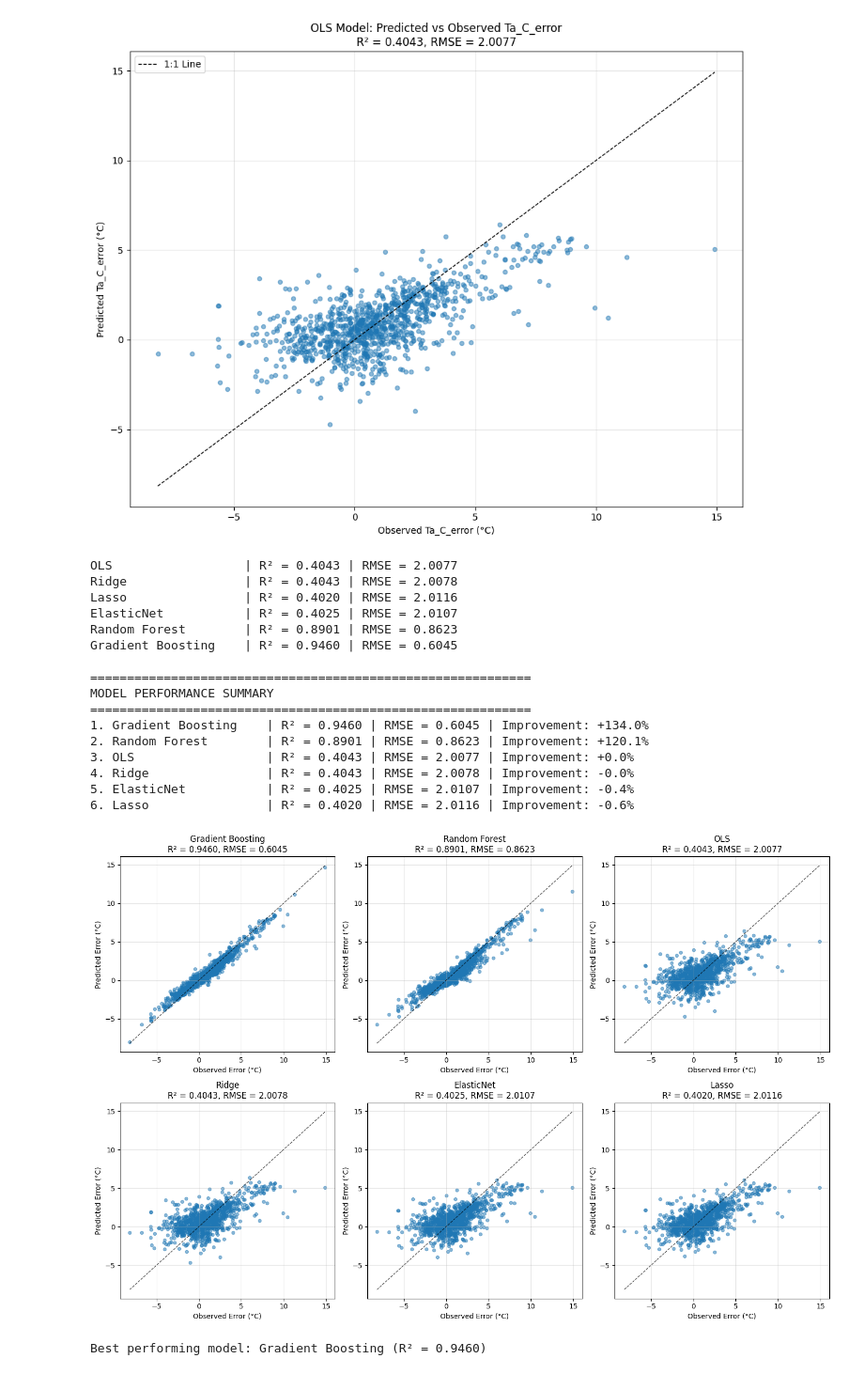
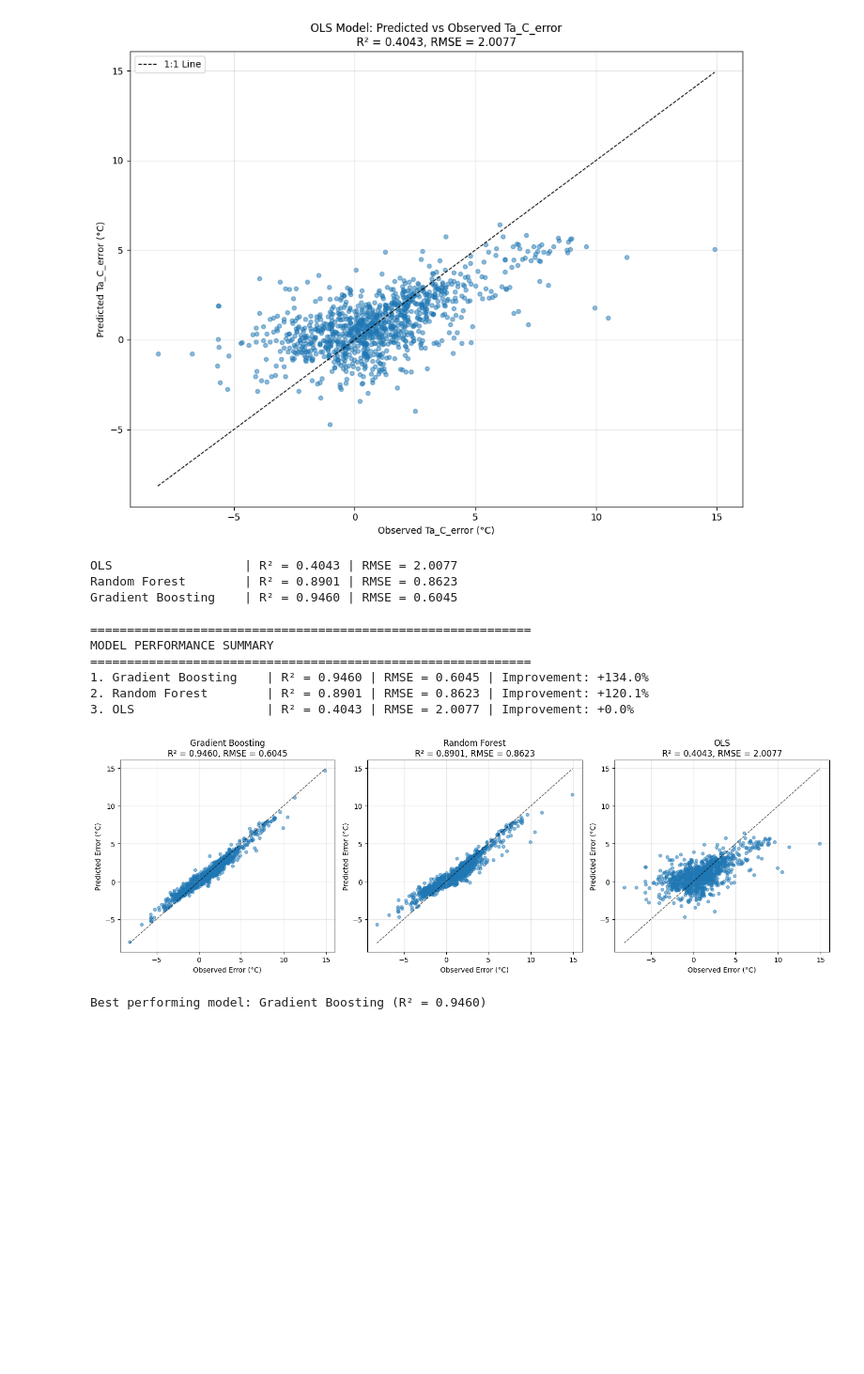
Before and after one commit to gregory-halverson/ECOv003-L3T-L4T-JET, a Jupyter notebook: notebooks/Air Temperature UQ.ipynb, the cells around one changed output. Shown at 94% size. Drawn from its saved outputs; the diff is of its cells as text; code cells hidden in the pictures; blank space fills up the shorter version.

```diff
--- a/notebooks/Air Temperature UQ.ipynb
+++ b/notebooks/Air Temperature UQ.ipynb
@@ -294,24 +294,14 @@ R² = 0.4043
 RMSE = 2.0077
 [figure]
 # %%
-from sklearn.linear_model import Ridge, Lasso, ElasticNet
 from sklearn.ensemble import RandomForestRegressor, GradientBoostingRegressor
-from sklearn.preprocessing import StandardScaler
-from sklearn.model_selection import cross_val_score
 
 # Store all models and their results
 models = {
     'OLS': ols_model,
-    'Ridge': Ridge(alpha=1.0),
-    'Lasso': Lasso(alpha=0.01),
-    'ElasticNet': ElasticNet(alpha=0.01, l1_ratio=0.5),
     'Random Forest': RandomForestRegressor(n_estimators=100, random_state=42, max_depth=10),
     'Gradient Boosting': GradientBoostingRegressor(n_estimators=100, random_state=42, max_depth=5)
 }
-
-# Scale features for regularized models (important for Ridge, Lasso, ElasticNet)
-scaler = StandardScaler()
-X_scaled = scaler.fit_transform(X)
 
 # Train models and evaluate
 results = {}
@@ -319,12 +309,7 @@ for name, model in models.items():
     if name == 'OLS':
         # Already trained
         y_pred = model.predict(X)
-    elif name in ['Ridge', 'Lasso', 'ElasticNet']:
-        # Use scaled features for linear models
-        model.fit(X_scaled, y)
-        y_pred = model.predict(X_scaled)
     else:
-        # Tree-based models don't need scaling
         model.fit(X, y)
         y_pred = model.predict(X)
 
@@ -353,7 +338,7 @@ for i, (name, metrics) in enumerate(sorted_results, 1):
     print(f"{i}. {name:20s} | R² = {r2:.4f} | RMSE = {rmse:.4f} | Improvement: {improvement:+.1f}%")
 
 # Create comparison plot
-fig, axes = plt.subplots(2, 3, figsize=(15, 10))
+fig, axes = plt.subplots(1, 3, figsize=(15, 5))
 axes = axes.flatten()
 
 for idx, (name, metrics) in enumerate(sorted_results):
@@ -363,38 +348,32 @@ for idx, (name, metrics) in enumerate(sorted_results):
 
     ax = axes[idx]
     ax.scatter(y, y_pred, alpha=0.5, s=20)
 
     # Add 1:1 reference line
     min_lim = min(y.min(), y_pred.min())
     max_lim = max(y.max(), y_pred.max())
     ax.plot([min_lim, max_lim], [min_lim, max_lim], 'k--', linewidth=1, alpha=0.7)
 
     ax.set_xlabel('Observed Error (°C)')
     ax.set_ylabel('Predicted Error (°C)')
     ax.set_title(f'{name}\nR² = {r2:.4f}, RMSE = {rmse:.4f}')
     ax.grid(True, alpha=0.3)
 
 plt.tight_layout()
 plt.show()
 
 print("\nBest performing model:", sorted_results[0][0],
       f"(R² = {sorted_results[0][1]['r2']:.4f})")
 # %% [output]
 OLS                  | R² = 0.4043 | RMSE = 2.0077
-Ridge                | R² = 0.4043 | RMSE = 2.0078
-Lasso                | R² = 0.4020 | RMSE = 2.0116
-ElasticNet           | R² = 0.4025 | RMSE = 2.0107
 Random Forest        | R² = 0.8901 | RMSE = 0.8623
 Gradient Boosting    | R² = 0.9460 | RMSE = 0.6045
 
 ============================================================
 MODEL PERFORMANCE SUMMARY
 ============================================================
 1. Gradient Boosting    | R² = 0.9460 | RMSE = 0.6045 | Improvement: +134.0%
 2. Random Forest        | R² = 0.8901 | RMSE = 0.8623 | Improvement: +120.1%
 3. OLS                  | R² = 0.4043 | RMSE = 2.0077 | Improvement: +0.0%
-4. Ridge                | R² = 0.4043 | RMSE = 2.0078 | Improvement: -0.0%
-5. ElasticNet           | R² = 0.4025 | RMSE = 2.0107 | Improvement: -0.4%
-6. Lasso                | R² = 0.4020 | RMSE = 2.0116 | Improvement: -0.6%
-[figure, old version]
+[figure, new version]
 Best performing model: Gradient Boosting (R² = 0.9460)
```
Also changed, not shown: parts of 3 cells of this notebook.
